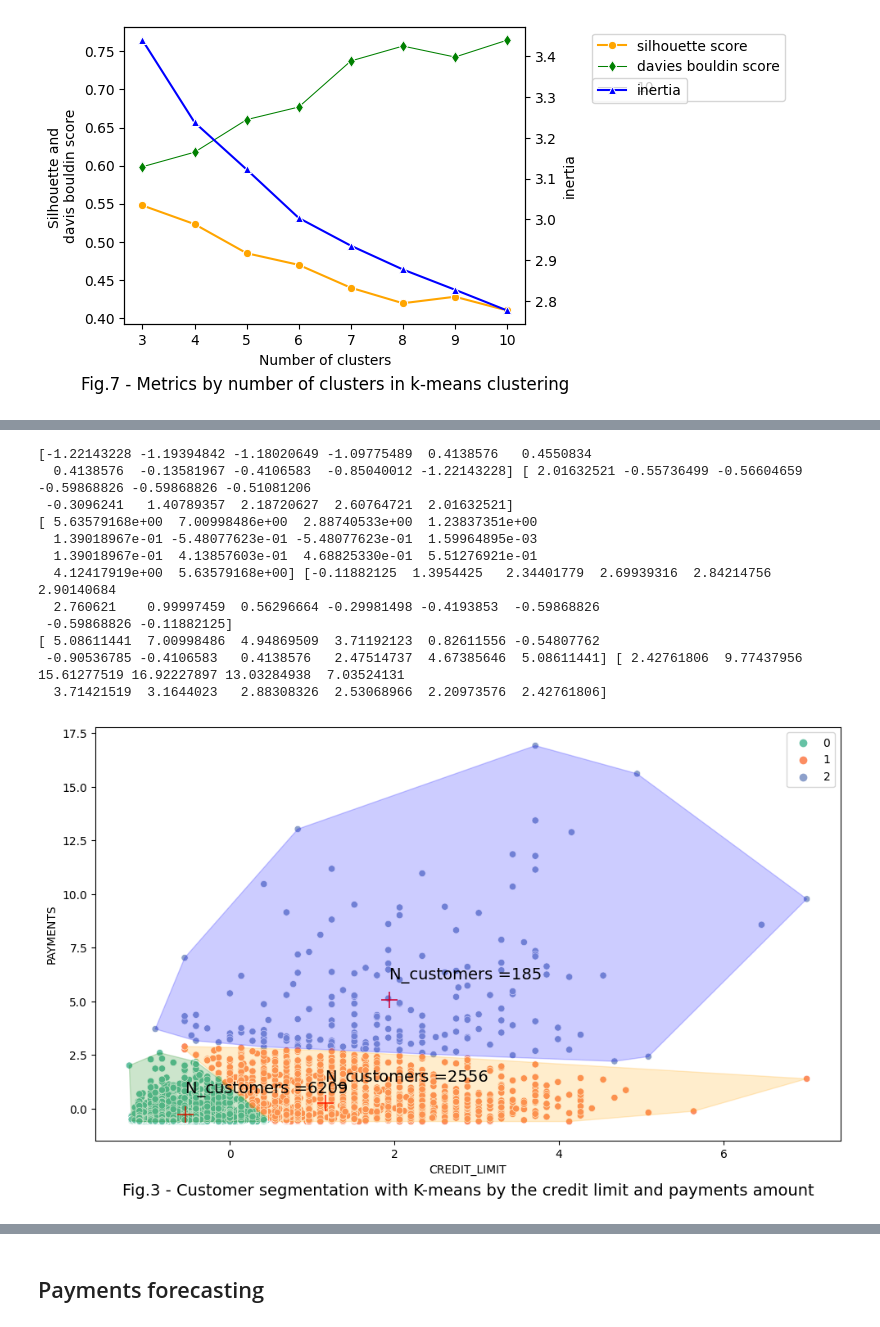
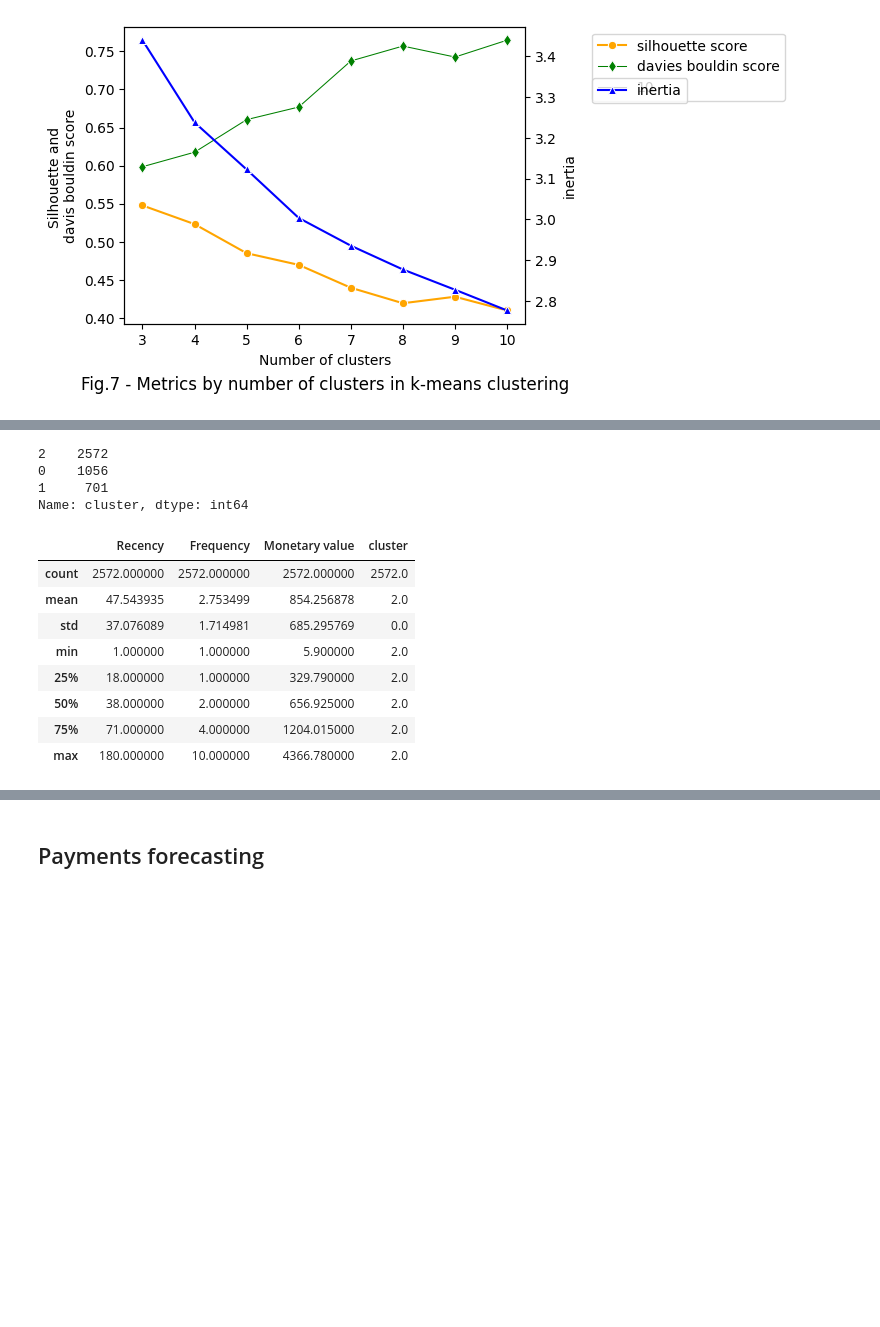
Before and after one commit to Alex1iv/web_shop_customers_segmentation, a Jupyter notebook: notebooks/webshop_segmentation.ipynb, the cells around one changed output, grey strips where cells are left out. Drawn from its saved outputs; the diff is of its cells as text; code cells hidden in the pictures; blank space fills up the shorter version.

```diff
--- a/notebooks/webshop_segmentation.ipynb
+++ b/notebooks/webshop_segmentation.ipynb
@@ -1066,57 +739,19 @@ ax.set_title('Kmeans cluster similarity by the Davies Bouldin index', y=-0.25);
-# %%
-kmeans = KMeans(n_clusters=3, n_init=10, random_state=random_state)
-cols = ['CREDIT_LIMIT', 'PAYMENTS']
-kmeans.fit(X_scaled[cols])
-X_scaled.loc[:,'cluster'] = kmeans.labels_
-#data.loc[:,'cluster'] = kmeans.labels_
-# centroid
-centroid = pd.DataFrame(kmeans.cluster_centers_, columns=['cen_x', 'cen_y'])
-
-plot_counter = 3
-plt.figure(figsize=(10,6))
-fig = sns.scatterplot(data=X_scaled, x='CREDIT_LIMIT', y='PAYMENTS', hue='cluster', palette="Set2" )
-fig = sns.scatterplot(data=centroid, x='cen_x', y='cen_y', marker="+", c='r', s=200) ;
-
-colors = ['green', 'orange', 'blue']
-
-# get unique values within the cluster
-for i in X_scaled['cluster'].unique():
-
-    points = X_scaled[X_scaled['cluster'] == i][cols].values
-    hull = ConvexHull(points)
-
-    # get shell coordinates by x and y axis. Add 0 elementh to enclose the shape
-    x_hull = np.append(points[hull.vertices, 0], points[hull.vertices, 0][0])
-    y_hull = np.append(points[hull.vertices, 1], points[hull.vertices, 1][0])
-    #print(x_hull, y_hull)
-
-    # plot and fill the shell
-    plt.fill(x_hull, y_hull, alpha=0.2, c=colors[i])
-
-#fig.set_yscale('log')
-#fig.set_xscale('log')
-
-num_customers = list(np.unique(kmeans.labels_, return_counts=True)[1])
-
-for i,v in enumerate(num_customers):
-    plt.annotate(f'N_customers ={v}', xy=(centroid.iloc[i][0], centroid.iloc[i][1]+1), size=14)
-#plt.legend(['0 - N=6209', '1 - N=2556', '2 - N=185'],)
-
-fig.set_title(f'Fig.{plot_counter} - Customer segmentation with K-means by the credit limit and payments amount', y=-0.15, size=14);
-plt.tight_layout()
-
-#plt.savefig(os.path.join(path_figures, f'fig_{plot_counter}.png'))
-# %% [output]
-[-1.22143228 -1.19394842 -1.18020649 -1.09775489  0.4138576   0.4550834
-  0.4138576  -0.13581967 -0.4106583  -0.85040012 -1.22143228] [ 2.01632521 -0.55736499 -0.56604659 -0.59868826 -0.59868826 -0.51081206
- -0.3096241   1.40789357  2.18720627  2.60764721  2.01632521]
-[ 5.63579168e+00  7.00998486e+00  2.88740533e+00  1.23837351e+00
-  1.39018967e-01 -5.48077623e-01 -5.48077623e-01  1.59964895e-03
-  1.39018967e-01  4.13857603e-01  4.68825330e-01  5.51276921e-01
-  4.12417919e+00  5.63579168e+00] [-0.11882125  1.3954425   2.34401779  2.69939316  2.84214756  2.90140684
-  2.760621    0.99997459  0.56296664 -0.29981498 -0.4193853  -0.59868826
- -0.59868826 -0.11882125]
-[ 5.08611441  7.00998486  4.94869509  3.71192123  0.82611556 -0.54807762
- -0.90536785 -0.4106583   0.4138576   2.47514737  4.67385646  5.08611441] [ 2.42761806  9.77437956 15.61277519 16.92227897 13.03284938  7.03524131
-  3.71421519  3.1644023   2.88308326  2.53068966  2.20973576  2.42761806]
-[figure, removed]
+# %%
+RFM_scaled['cluster'].value_counts()
+# %% [output]
+2    2572
+0    1056
+1     701
+Name: cluster, dtype: int64
+# %%
+RFM[RFM['cluster']==2].describe()
+# %% [output]
+|  | Recency | Frequency | Monetary value | cluster |
+| count | 2572.000000 | 2572.000000 | 2572.000000 | 2572.0 |
+| mean | 47.543935 | 2.753499 | 854.256878 | 2.0 |
+| std | 37.076089 | 1.714981 | 685.295769 | 0.0 |
+| min | 1.000000 | 1.000000 | 5.900000 | 2.0 |
+| 25% | 18.000000 | 1.000000 | 329.790000 | 2.0 |
+| 50% | 38.000000 | 2.000000 | 656.925000 | 2.0 |
+| 75% | 71.000000 | 4.000000 | 1204.015000 | 2.0 |
+| max | 180.000000 | 10.000000 | 4366.780000 | 2.0 |
```
Also changed, not shown: parts of 47 cells of this notebook, 1 other file.
